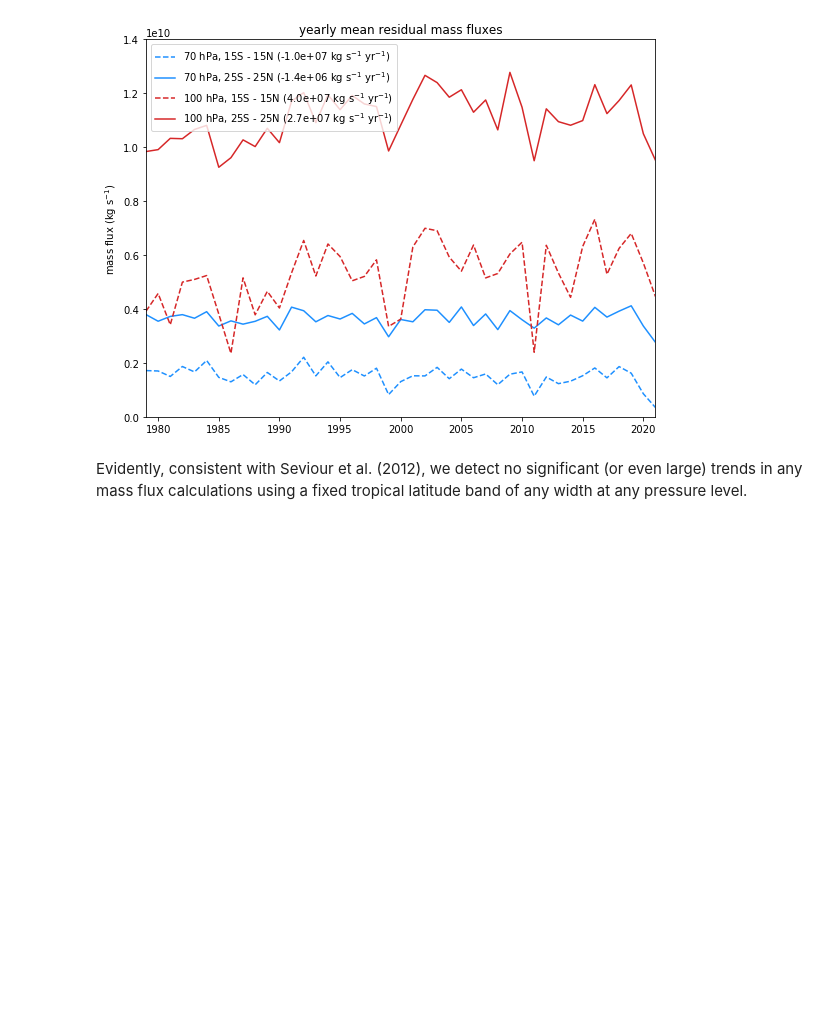
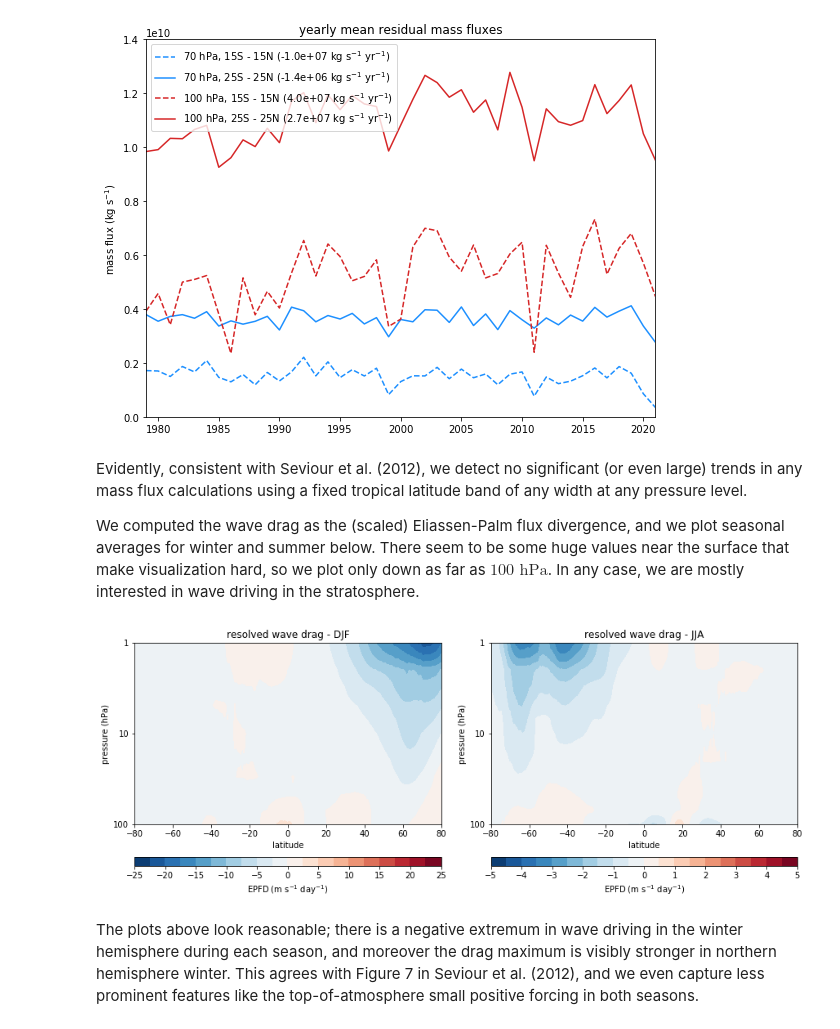
Before and after one commit to dsconnelly/brewson, a Jupyter notebook: analysis.ipynb, the cells around one changed output. Cells and saved outputs as stored; diff of their text form; code cells hidden in the pictures; blank space fills up the shorter version.

Commit message:
added plot of seasonal EPFD

```diff
--- a/analysis.ipynb
+++ b/analysis.ipynb
@@ -15,6 +18,7 @@ with xr.open_dataset(f'{work_dir}/data.nc') as ds:
 
     v_star = ds['v_star']
     w_star = ds['w_star']
+    EPFD = (60 * 60 * 24) * ds['EPFD']
 # %% [markdown]
 Let's calculate the residual streamfunction. Following Seviour et al. (2012) and using the chain rule to avoid switching back to $z$ coordinates, we have
 $$\frac{\partial \psi}{\partial p} = \frac{\partial \psi}{\partial z}\frac{\partial z}{\partial p} = \frac{H}{p_{\textrm{surf}}} \bar{v}^\ast \cos\vartheta$$
@@ -50,8 +54,9 @@ for season, ax in zip(seasons, axes):
         levels=levels, colors='k'
     )
 
+    ax.set_yscale('log')
+    ax.minorticks_off()
     ax.set_yticks(levels[-4:])
-    ax.set_yscale('log')
 
     ax.set_xlabel('latitude')
     ax.set_ylabel('pressure (hPa)')
@@ -203,3 +208,47 @@ plt.tight_layout()
 [figure]
 # %% [markdown]
 Evidently, consistent with Seviour et al. (2012), we detect no significant (or even large) trends in any mass flux calculations using a fixed tropical latitude band of any width at any pressure level.
+
+We computed the wave drag as the (scaled) Eliassen-Palm flux divergence, and we plot seasonal averages for winter and summer below. There seem to be some huge values near the surface that make visualization hard, so we plot only down as far as $100\textrm{ hPa}$. In any case, we are mostly interested in wave driving in the stratosphere.
+# %%
+fig = plt.figure(constrained_layout=True)
+fig.set_size_inches(12, 4.5 + 0.1125)
+gs = GridSpec(figure=fig, nrows=2, ncols=2, height_ratios=[1, 0.05])
+
+axes = [fig.add_subplot(gs[0, i]) for i in range(2)]
+caxes = [fig.add_subplot(gs[1, i]) for i in range(2)]
+
+EPFD_seasonal = EPFD.groupby('time.season').mean('time')
+EPFD_seasonal = EPFD_seasonal.sel(pressure=slice(None, 101))
+amaxes = [25, 5]
+
+for season, amax, ax, cax in zip(seasons, amaxes, axes, caxes):
+    data = EPFD_seasonal.sel(season=season)
+    ax.invert_yaxis()
+
+    norm = Normalize(-amax, amax)
+    levels = np.linspace(-amax, amax, 21)
+
+    cs = ax.contourf(
+        data.latitude, data.pressure, data,
+        norm=norm, cmap='RdBu_r',
+        levels=levels
+    )
+
+    ax.set_yscale('log')
+    ax.minorticks_off()
+
+    ax.set_yticks([1, 10, 100])
+    ax.set_yticklabels([1, 10, 100])
+
+    ax.set_xlabel('latitude')
+    ax.set_ylabel('pressure (hPa)')
+    ax.set_title(f'resolved wave drag - {season}')
+
+    cbar = plt.colorbar(cs, cax=cax, orientation='horizontal')
+    cbar.set_ticks(np.linspace(-amax, amax, 11))
+    cbar.set_label('EPFD (m s$^{-1}$ day$^{-1}$)')
+# %% [output]
+[figure, added]
+# %% [markdown]
+The plots above look reasonable; there is a negative extremum in wave driving in the winter hemisphere during each season, and moreover the drag maximum is visibly stronger in northern hemisphere winter. This agrees with Figure 7 in Seviour et al. (2012), and we even capture less prominent features like the top-of-atmosphere small positive forcing in both seasons.
```
Also changed, not shown: parts of 2 cells of this notebook, 2 other files.
